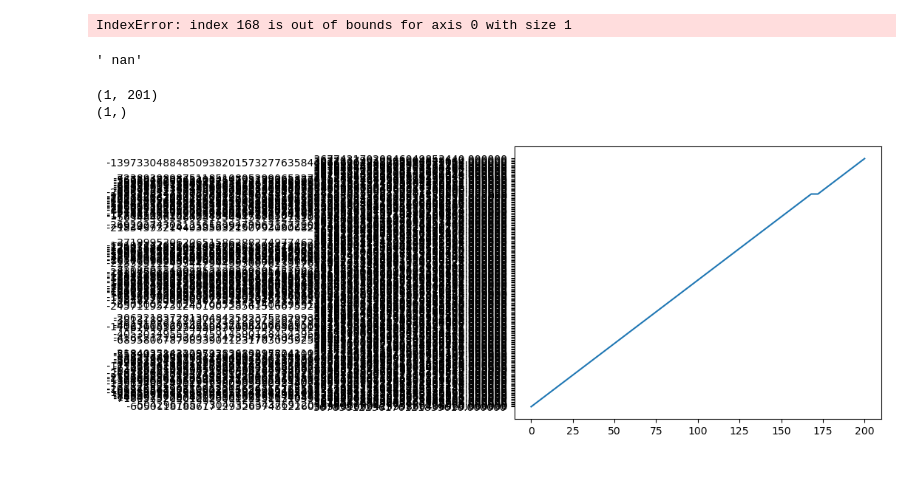
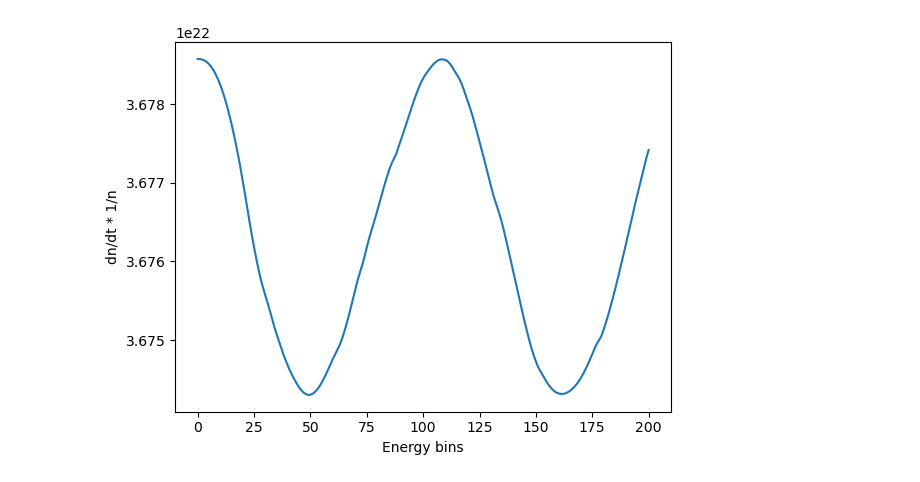
Before and after one commit to nuLABatUSD/QKESolveCPP, a Jupyter notebook: number_density_post.ipynb, the cells around one changed output. Drawn from its saved outputs; the diff is of its cells as text; code cells hidden in the pictures.

```diff
--- a/number_density_post.ipynb
+++ b/number_density_post.ipynb
@@ -4,24 +4,21 @@ import pandas as pd
 import matplotlib.pyplot as plt
 # %%
 numberdens = np.array(pd.read_csv("T=1_numberdens.csv",header=None))
+energydens = np.array(pd.read_csv("T=1_energydens.csv",header=None))
+entropy = np.array(pd.read_csv("T=1_entropy.csv",header=None))
-# %%
-numberdens[168]
-# %% [output]
-IndexError: index 168 is out of bounds for axis 0 with size 1
-# %%
-numberdens[0][168]
-# %% [output]
-' nan'
-# %%
-print(numberdens[:].shape)
-xvals = np.linspace(0,201,1)
-print(xvals.shape)
-# %% [output]
-(1, 201)
-(1,)
+# %%
+new_numberdens_array = np.zeros(201)
+energydens_array = np.zeros(201)
+entropy_array = np.zeros(201)
+for i in range(201):
+    new_numberdens_array[i] = float(numberdens[0][i])
+    energydens_array[i] = float(energydens[0][i])
+    entropy_array[i] = float(entropy[0][i])
 # %%
 plt.figure()
-plt.plot(numberdens[0][:])
+plt.xlabel("Energy bins")
+plt.ylabel("dn/dt * 1/n")
+plt.plot(new_numberdens_array)
 plt.show()
 # %% [output]
-[figure, old version]
+[figure, new version]
```
Also changed, not shown: parts of 2 cells of this notebook, 3 other files.
